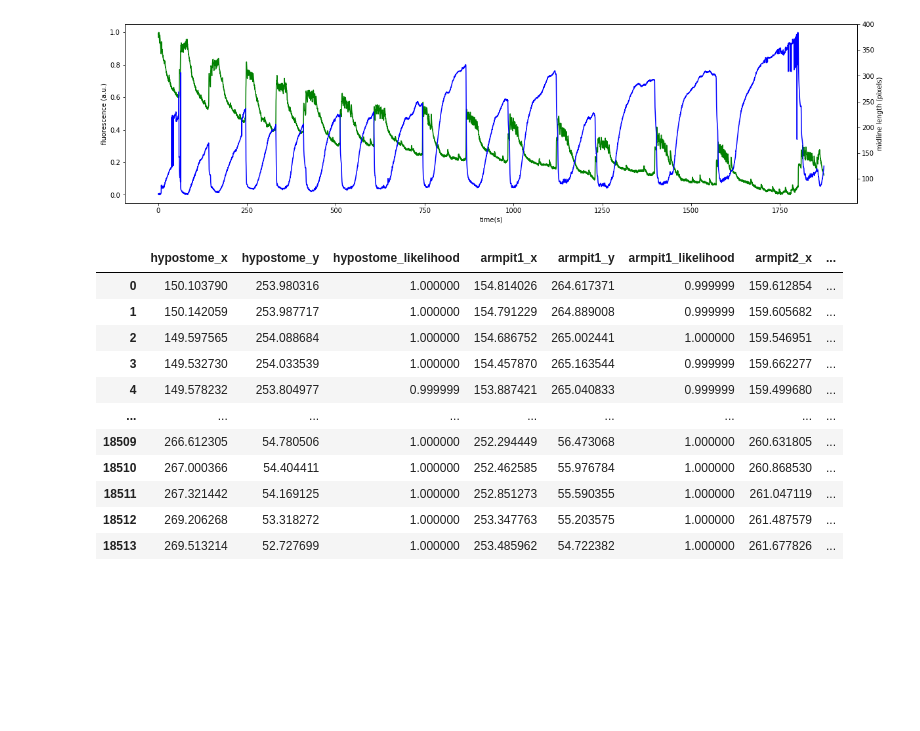
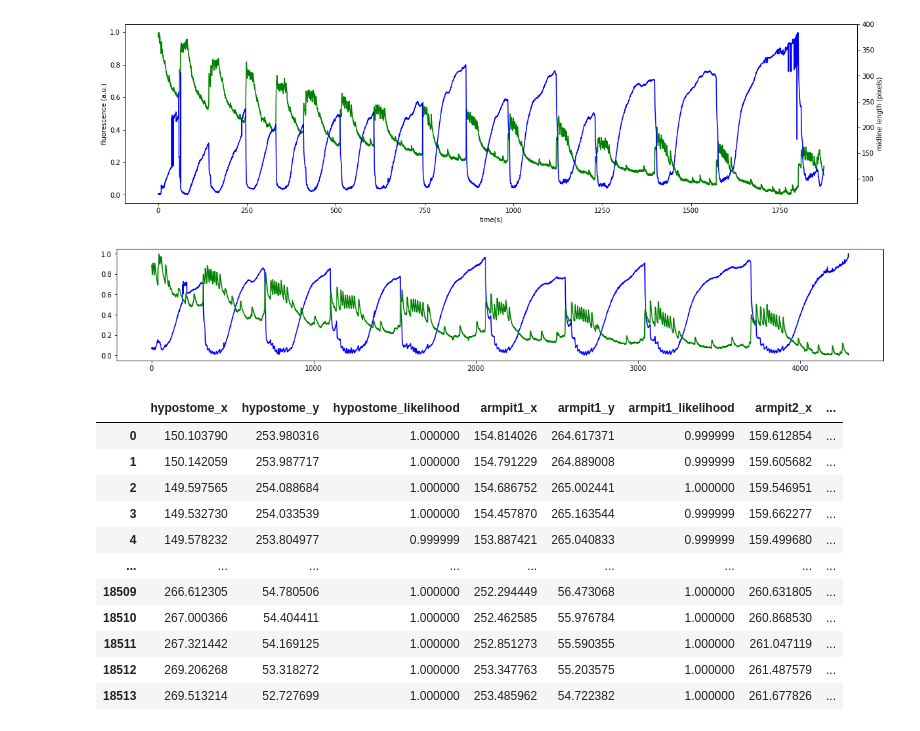
Before and after one commit to hengjiwang/hydracv, a Jupyter notebook: hydracv/_overlay_midline_and_fluo.ipynb, the cells around one changed output. Saved outputs shown, nothing was run; the diff lists cells and outputs as text; code cells hidden in the pictures; blank space fills up the shorter version.

```diff
--- a/hydracv/_overlay_midline_and_fluo.ipynb
+++ b/hydracv/_overlay_midline_and_fluo.ipynb
@@ -57,3 +74,21 @@ anlzr.add_midline_lens(VIDEONAME[5], FILEPATH[5])
 anlzr.plot_fluos_and_midline_lens(VIDEONAME[5])
 # %% [output]
 [figure]
+# %%
+import copy
+
+fluo = pd.read_csv('./data/fluorescence/total_fluo_Pre_Bisect_40x_4fps_ex3.csv').values
+orig_lengths = pd.read_csv('./data/length/lengths_Pre_Bisect_40x_4fps_ex3.csv').values
+
+lengths = utils.filter_abnormal(orig_lengths)
+lengths = [x[0] for x in lengths]
+
+plt.figure(figsize=(20,3))
+# plt.plot(utils.normalize(lengths[2500:3500]), 'b')
+# plt.plot(utils.normalize(fluo[2500:3500]), 'g')
+plt.plot(utils.normalize(lengths[:4300]), 'b')
+plt.plot(utils.normalize(fluo[:4300]), 'g')
+# plt.plot(utils.normalize(origin_lengths[500:2000]), 'r--')
+plt.show()
+# %% [output]
+[figure, added]
```
Also changed, not shown: parts of 10 cells of this notebook, 26 other files.
